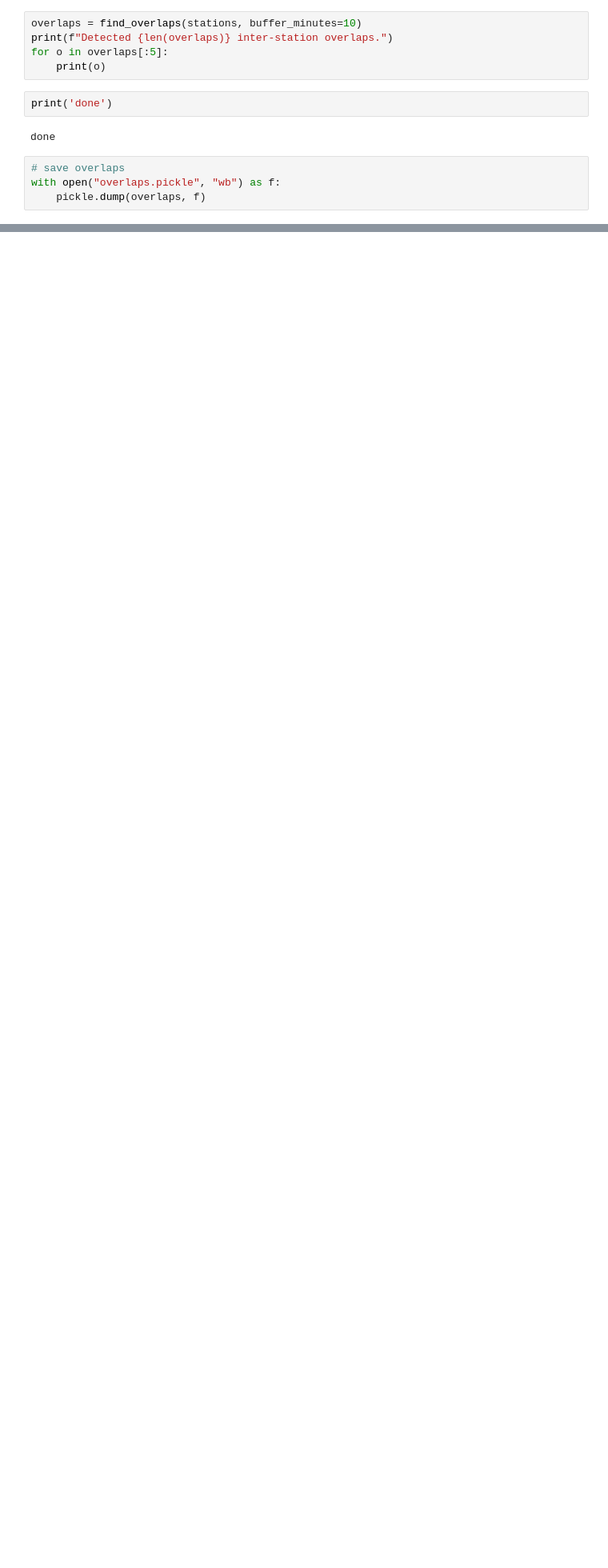
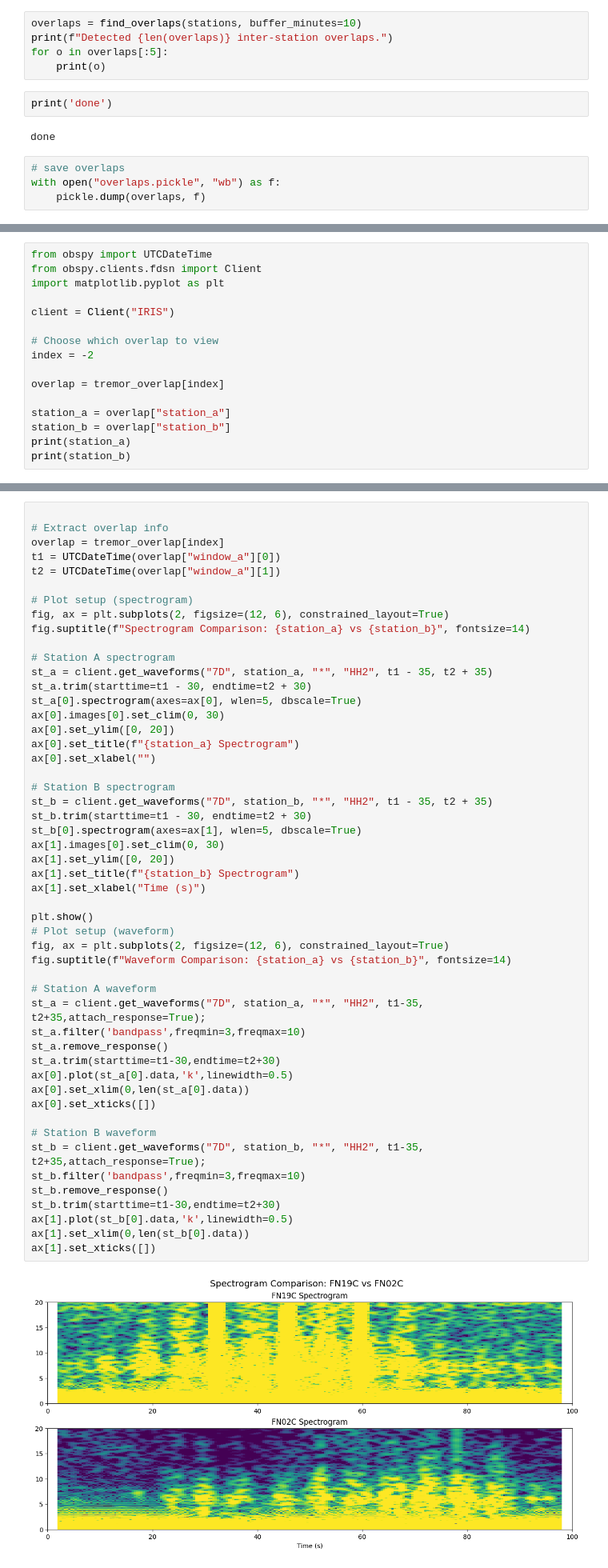
Before and after one commit to lydiakelley/obs_tremor, a Jupyter notebook: tremor_detection/overlap.ipynb, the cells around one changed output, grey strips where cells are left out. Shown at 80% size. Drawn from its saved outputs; the diff is of its cells as text; blank space fills up the shorter version.

```diff
--- a/tremor_detection/overlap.ipynb
+++ b/tremor_detection/overlap.ipynb
@@ -296,0 +280,16 @@ plt.show()
+# %%
+from obspy import UTCDateTime
+from obspy.clients.fdsn import Client
+import matplotlib.pyplot as plt
+
+client = Client("IRIS")
+
+# Choose which overlap to view
+index = -2
+
+overlap = tremor_overlap[index]
+
+station_a = overlap["station_a"]
+station_b = overlap["station_b"]
+print(station_a)
+print(station_b)
@@ -296,0 +299,53 @@ plt.show()
+# %%
+
+# Extract overlap info
+overlap = tremor_overlap[index]
+t1 = UTCDateTime(overlap["window_a"][0])
+t2 = UTCDateTime(overlap["window_a"][1])
+
+# Plot setup (spectrogram)
+fig, ax = plt.subplots(2, figsize=(12, 6), constrained_layout=True)
+fig.suptitle(f"Spectrogram Comparison: {station_a} vs {station_b}", fontsize=14)
+
+# Station A spectrogram
+st_a = client.get_waveforms("7D", station_a, "*", "HH2", t1 - 35, t2 + 35)
+st_a.trim(starttime=t1 - 30, endtime=t2 + 30)
+st_a[0].spectrogram(axes=ax[0], wlen=5, dbscale=True)
+ax[0].images[0].set_clim(0, 30)
+ax[0].set_ylim([0, 20])
+ax[0].set_title(f"{station_a} Spectrogram")
+ax[0].set_xlabel("")
+
+# Station B spectrogram
+st_b = client.get_waveforms("7D", station_b, "*", "HH2", t1 - 35, t2 + 35)
+st_b.trim(starttime=t1 - 30, endtime=t2 + 30)
+st_b[0].spectrogram(axes=ax[1], wlen=5, dbscale=True)
+ax[1].images[0].set_clim(0, 30)
+ax[1].set_ylim([0, 20])
+ax[1].set_title(f"{station_b} Spectrogram")
+ax[1].set_xlabel("Time (s)")
+
+plt.show()
+# Plot setup (waveform)
+fig, ax = plt.subplots(2, figsize=(12, 6), constrained_layout=True)
+fig.suptitle(f"Waveform Comparison: {station_a} vs {station_b}", fontsize=14)
+
+# Station A waveform
+st_a = client.get_waveforms("7D", station_a, "*", "HH2", t1-35, t2+35,attach_response=True);
+st_a.filter('bandpass',freqmin=3,freqmax=10)
+st_a.remove_response()
+st_a.trim(starttime=t1-30,endtime=t2+30)
+ax[0].plot(st_a[0].data,'k',linewidth=0.5)
+ax[0].set_xlim(0,len(st_a[0].data))
+ax[0].set_xticks([])
+
+# Station B waveform
+st_b = client.get_waveforms("7D", station_b, "*", "HH2", t1-35, t2+35,attach_response=True);
+st_b.filter('bandpass',freqmin=3,freqmax=10)
+st_b.remove_response()
+st_b.trim(starttime=t1-30,endtime=t2+30)
+ax[1].plot(st_b[0].data,'k',linewidth=0.5)
+ax[1].set_xlim(0,len(st_b[0].data))
+ax[1].set_xticks([])
+# %% [output]
+[figure, added]
```
Also changed, not shown: parts of 7 cells of this notebook, 5 other files.
